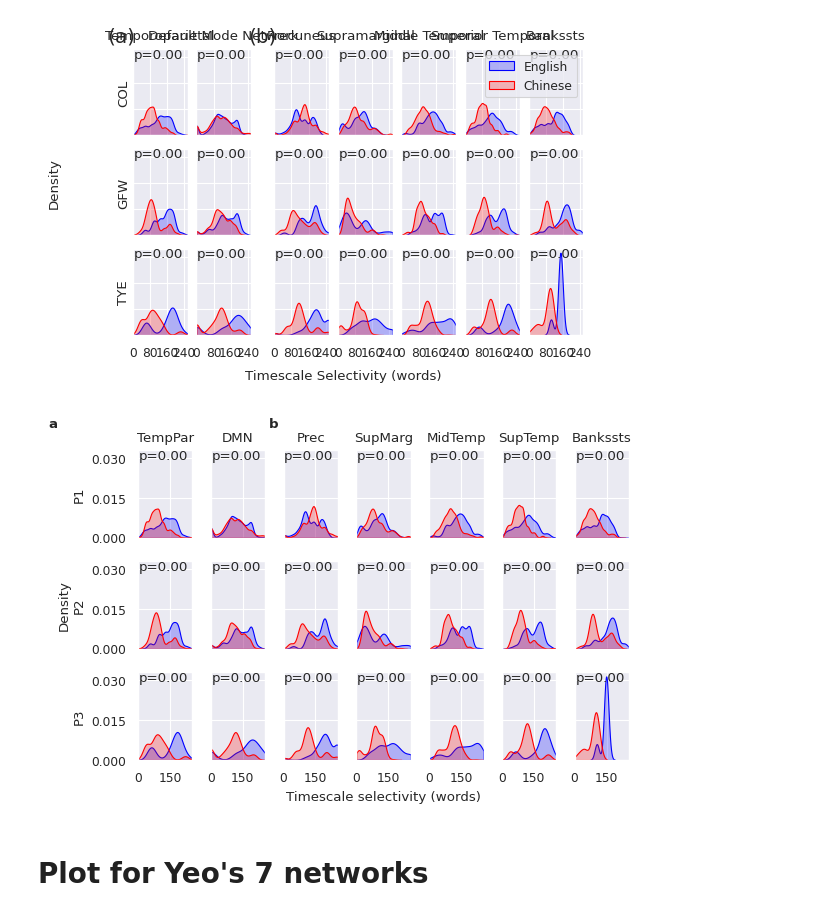
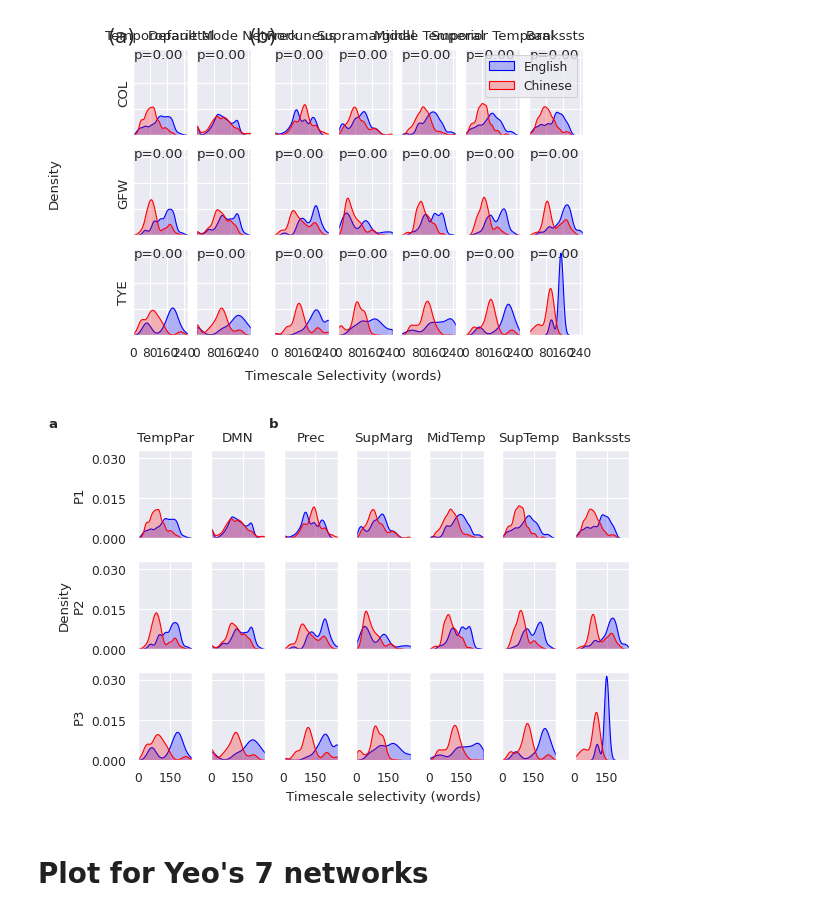
Before and after one commit to bramantyois/multilang_timescale, a Jupyter notebook: notebook/03_plots/06_timescale_on_parcels.ipynb, the cells around one changed output. Drawn from its saved outputs; the diff is of its cells as text; code cells hidden in the pictures.

```diff
--- a/notebook/03_plots/06_timescale_on_parcels.ipynb
+++ b/notebook/03_plots/06_timescale_on_parcels.ipynb
@@ -98,7 +95,7 @@ abreviation_dict = {
 dk_timescale = np.load(dk_timescale_path, allow_pickle=True)
 yeos_timescale = np.load(yeos_timescale_path, allow_pickle=True)
 # %%
-def plot_dual_histogram(timescale_data, selected_area, subject_id, ax):
+def plot_dual_histogram(timescale_data, selected_area, subject_id, ax, plot_pval=True):
     if ax is None:
         fig, ax = plt.subplots(1, 1, figsize=(10, 5))
 
@@ -113,13 +110,14 @@ def plot_dual_histogram(timescale_data, selected_area, subject_id, ax):
     data_zh = data_zh[shared_voxel]
 
     # do permutation test
-    pval, _ = timescale_permutation_test(data_en, data_zh)
 
     sns.kdeplot(data_en, ax=ax, label="English", color="blue", fill=True, clip=(0,256))
     sns.kdeplot(data_zh, ax=ax, label="Chinese", color="red", fill=True, clip=(0,256))
 
-    # print pval on the top right corner
-    ax.text(0.0125, 0.9, f"p={pval:.2f}", fontsize=default_font_size, transform=ax.transAxes)
+    if plot_pval:
+        pval, _ = timescale_permutation_test(data_en, data_zh)
+        # print pval on the top right corner
+        ax.text(0.0125, 0.9, f"p={pval:.2f}", fontsize=default_font_size, transform=ax.transAxes)
 
     # ax.legend()
     # ax.set_title(f"Subject {subject_id}")
@@ -266,7 +264,7 @@ fig, axs = plt.subplots(
 for i, subject_id in enumerate(subject_ids):
     for j, selected_area in enumerate(yeo_selected_area):
         ax = axs[i, j]
-        ax = plot_dual_histogram(yeos_timescale, selected_area, subject_id, ax)
+        ax = plot_dual_histogram(yeos_timescale, selected_area, subject_id, ax, plot_pval=False)
         ax.xaxis.set_major_locator(MaxNLocator(nbins=2))
         ax.yaxis.set_major_locator(MaxNLocator(nbins=3))
         ax.set_ylabel("")
@@ -274,7 +272,7 @@ for i, subject_id in enumerate(subject_ids):
 for i, subject_id in enumerate(subject_ids):
     for j, selected_area in enumerate(dk_selected_area):
         ax = axs[i, j + 2]
-        ax = plot_dual_histogram(dk_timescale, selected_area, subject_id, ax)
+        ax = plot_dual_histogram(dk_timescale, selected_area, subject_id, ax, plot_pval=False)
         ax.xaxis.set_major_locator(MaxNLocator(nbins=2))
         ax.yaxis.set_major_locator(MaxNLocator(nbins=3))
         ax.set_ylabel("")
@@ -283,34 +281,34 @@ for i, subject_id in enumerate(subject_ids):
 for i in range(3):
     axs[i, 0].set_ylabel(f"{id_to_label[subject_ids[i]]}")
 
 axs[1, 0 ].set_ylabel(f"Density\n{id_to_label[subject_ids[1]]}")
 
 # set title for the first row, which is the area name
 for j, selected_area in enumerate(yeo_selected_area):
     # add break if the name is too long
     axs[0, j].set_title(abreviation_dict[selected_area])
 
 for j, selected_area in enumerate(dk_selected_area):
     axs[0, j + 2].set_title(abreviation_dict[selected_area])
 
 
 # put x label in axis 4
 axs[2, 3].set_xlabel("Timescale selectivity (words)")
 
 # put (a) and (b) on the top left corner, figurewise, bold text
 fig.text(0.0075, 1, "a", va="top", ha="left", fontsize=default_font_size, fontweight="bold")
 fig.text(0.375, 1, "b", va="top", ha="left", fontsize=default_font_size, fontweight="bold")
 
 plt.tight_layout()
 
 
 plt.savefig(
     os.path.join(image_save_dir, "timescale_selectivity_yeos-dk_small.png"), dpi=300, bbox_inches="tight"
 )
 
 plt.show()
 # %% [output]
-[figure, old version]
+[figure, new version]
 # %% [markdown]
 # Plot for Yeo's 7 networks
 # %%
```
Also changed, not shown: parts of 1 cell of this notebook, 3 other files.
